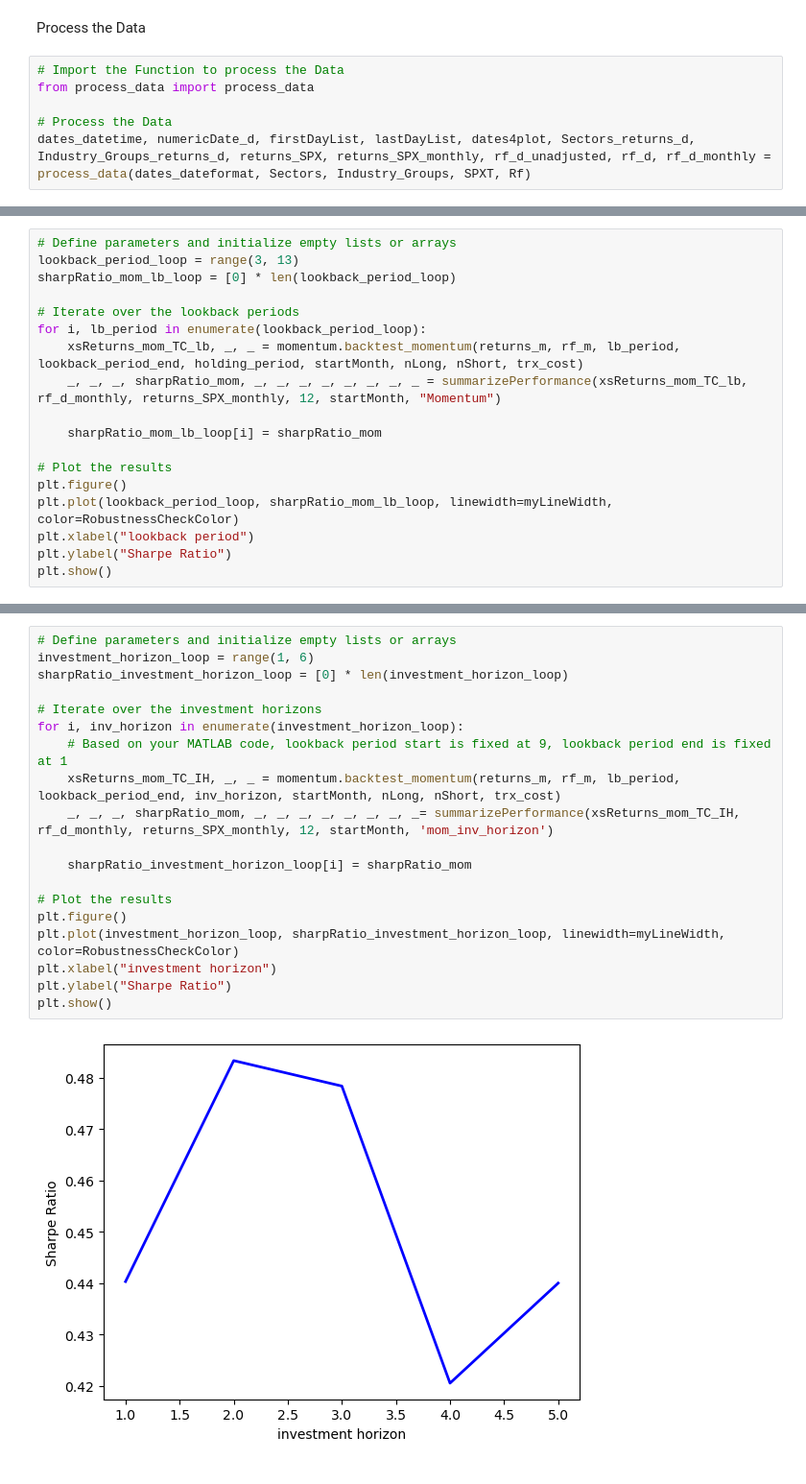
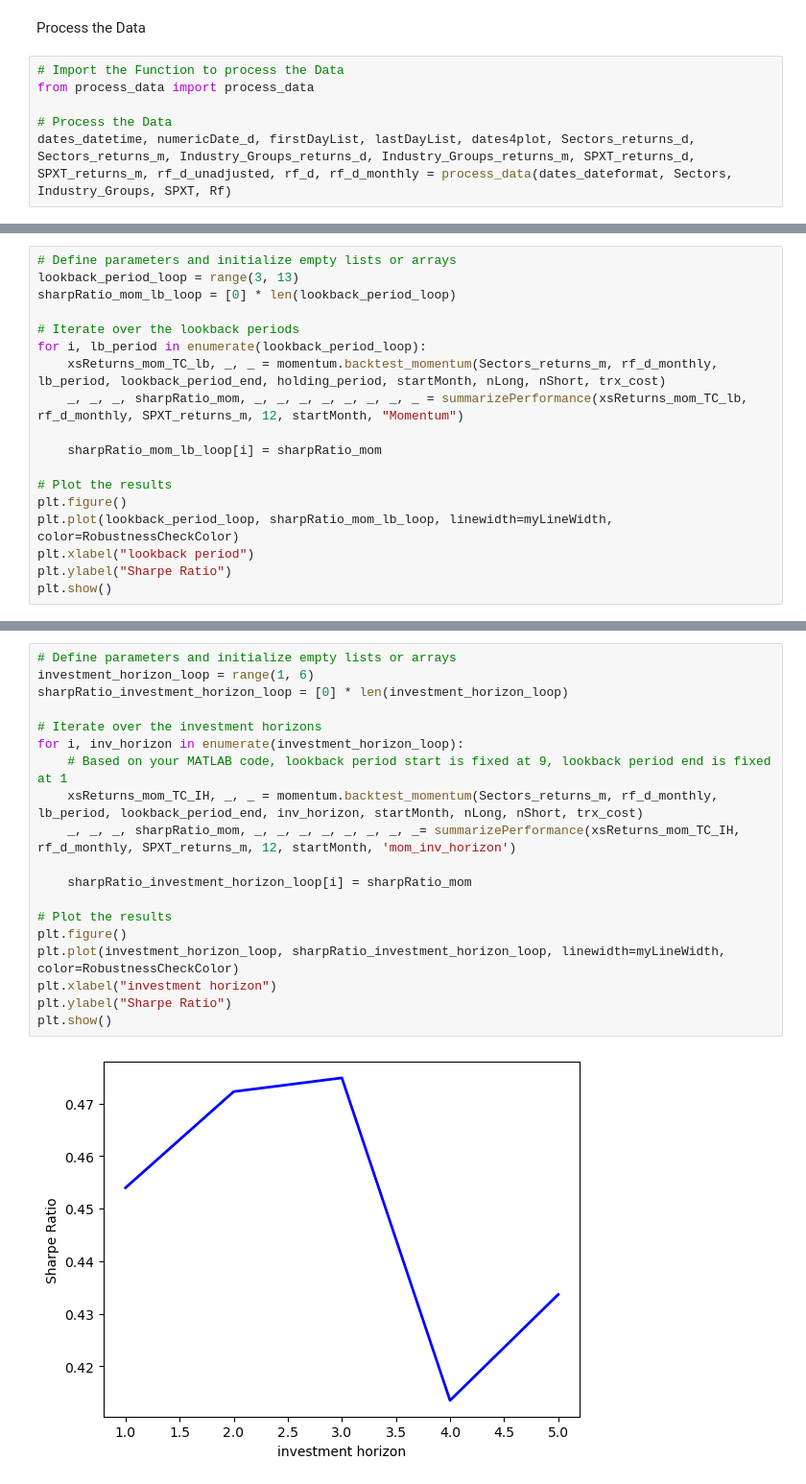
Before and after one commit to fabian-mugrauer/SPX-Industry-Momentum, a Jupyter notebook: notebooks/SPX_Industry_Momentum.ipynb, the cells around one changed output, grey strips where cells are left out. Shown at 96% size. Drawn from its saved outputs; the diff is of its cells as text.

```diff
--- a/notebooks/SPX_Industry_Momentum.ipynb
+++ b/notebooks/SPX_Industry_Momentum.ipynb
@@ -209,4 +205,4 @@ Process the Data
 from process_data import process_data
 
 # Process the Data
-dates_datetime, numericDate_d, firstDayList, lastDayList, dates4plot, Sectors_returns_d, Industry_Groups_returns_d, returns_SPX, returns_SPX_monthly, rf_d_unadjusted, rf_d, rf_d_monthly = process_data(dates_dateformat, Sectors, Industry_Groups, SPXT, Rf)
+dates_datetime, numericDate_d, firstDayList, lastDayList, dates4plot, Sectors_returns_d, Sectors_returns_m, Industry_Groups_returns_d, Industry_Groups_returns_m, SPXT_returns_d, SPXT_returns_m, rf_d_unadjusted, rf_d, rf_d_monthly = process_data(dates_dateformat, Sectors, Industry_Groups, SPXT, Rf)
@@ -262,8 +265,8 @@ sharpRatio_mom_lb_loop = [0] * len(lookback_period_loop)
 
 # Iterate over the lookback periods
 for i, lb_period in enumerate(lookback_period_loop):
-    xsReturns_mom_TC_lb, _, _ = momentum.backtest_momentum(returns_m, rf_m, lb_period, lookback_period_end, holding_period, startMonth, nLong, nShort, trx_cost)
-    _, _, _, sharpRatio_mom, _, _, _, _, _, _, _, _ = summarizePerformance(xsReturns_mom_TC_lb, rf_d_monthly, returns_SPX_monthly, 12, startMonth, "Momentum")
+    xsReturns_mom_TC_lb, _, _ = momentum.backtest_momentum(Sectors_returns_m, rf_d_monthly, lb_period, lookback_period_end, holding_period, startMonth, nLong, nShort, trx_cost)
+    _, _, _, sharpRatio_mom, _, _, _, _, _, _, _, _ = summarizePerformance(xsReturns_mom_TC_lb, rf_d_monthly, SPXT_returns_m, 12, startMonth, "Momentum")
 
     sharpRatio_mom_lb_loop[i] = sharpRatio_mom
 
@@ -278,24 +281,24 @@ plt.show()
 # %%
 # Define parameters and initialize empty lists or arrays
 investment_horizon_loop = range(1, 6)
 sharpRatio_investment_horizon_loop = [0] * len(investment_horizon_loop)
 
 # Iterate over the investment horizons
 for i, inv_horizon in enumerate(investment_horizon_loop):
     # Based on your MATLAB code, lookback period start is fixed at 9, lookback period end is fixed at 1
-    xsReturns_mom_TC_IH, _, _ = momentum.backtest_momentum(returns_m, rf_m, lb_period, lookback_period_end, inv_horizon, startMonth, nLong, nShort, trx_cost)
-    _, _, _, sharpRatio_mom, _, _, _, _, _, _, _, _= summarizePerformance(xsReturns_mom_TC_IH, rf_d_monthly, returns_SPX_monthly, 12, startMonth, 'mom_inv_horizon')
+    xsReturns_mom_TC_IH, _, _ = momentum.backtest_momentum(Sectors_returns_m, rf_d_monthly, lb_period, lookback_period_end, inv_horizon, startMonth, nLong, nShort, trx_cost)
+    _, _, _, sharpRatio_mom, _, _, _, _, _, _, _, _= summarizePerformance(xsReturns_mom_TC_IH, rf_d_monthly, SPXT_returns_m, 12, startMonth, 'mom_inv_horizon')
 
     sharpRatio_investment_horizon_loop[i] = sharpRatio_mom
 
 # Plot the results
 plt.figure()
 plt.plot(investment_horizon_loop, sharpRatio_investment_horizon_loop, linewidth=myLineWidth, color=RobustnessCheckColor)
 plt.xlabel("investment horizon")
 plt.ylabel("Sharpe Ratio")
 plt.show()
 # %% [output]
-[figure, old version]
+[figure, new version]
 # %%
 # Define parameters and initialize empty lists or arrays
 holdings_loop = range(1, 6)
```
Also changed, not shown: parts of 23 cells of this notebook, 1 other file.
